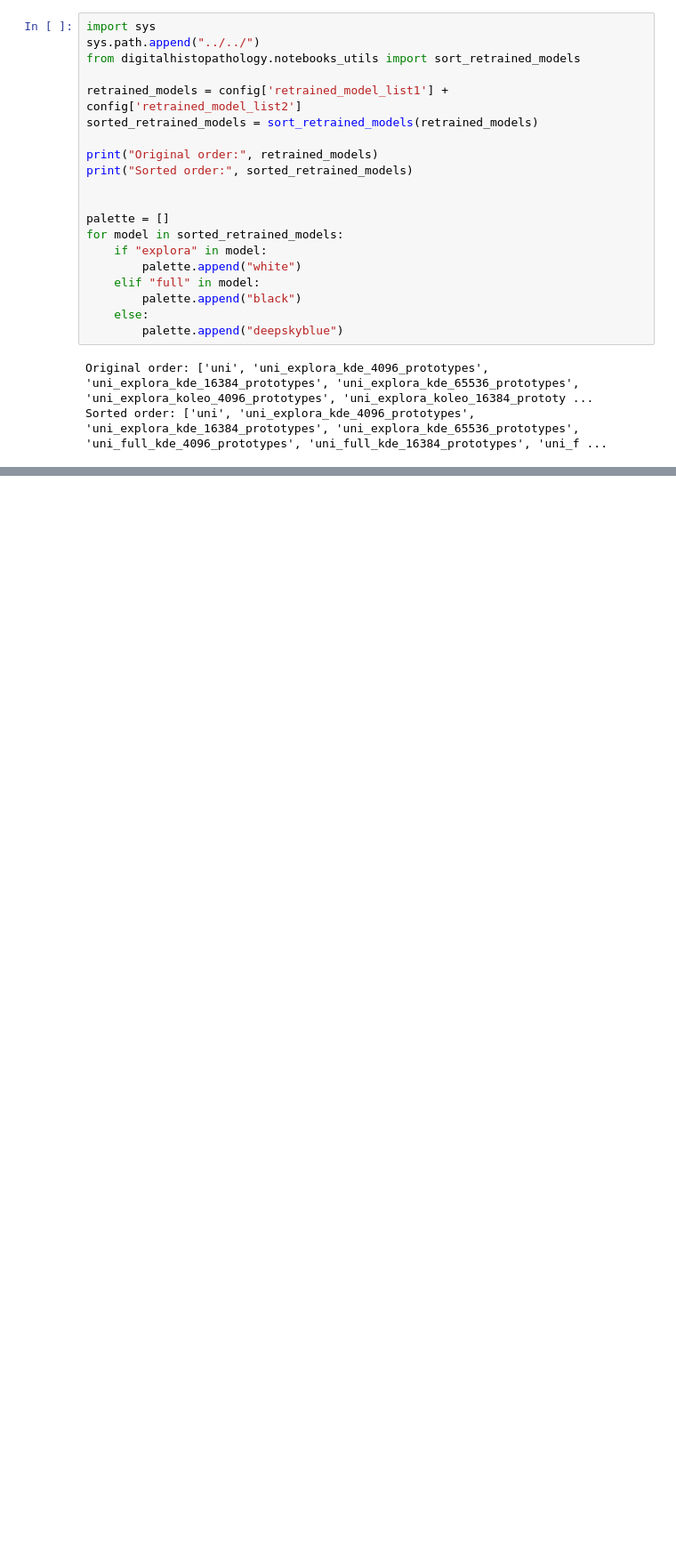
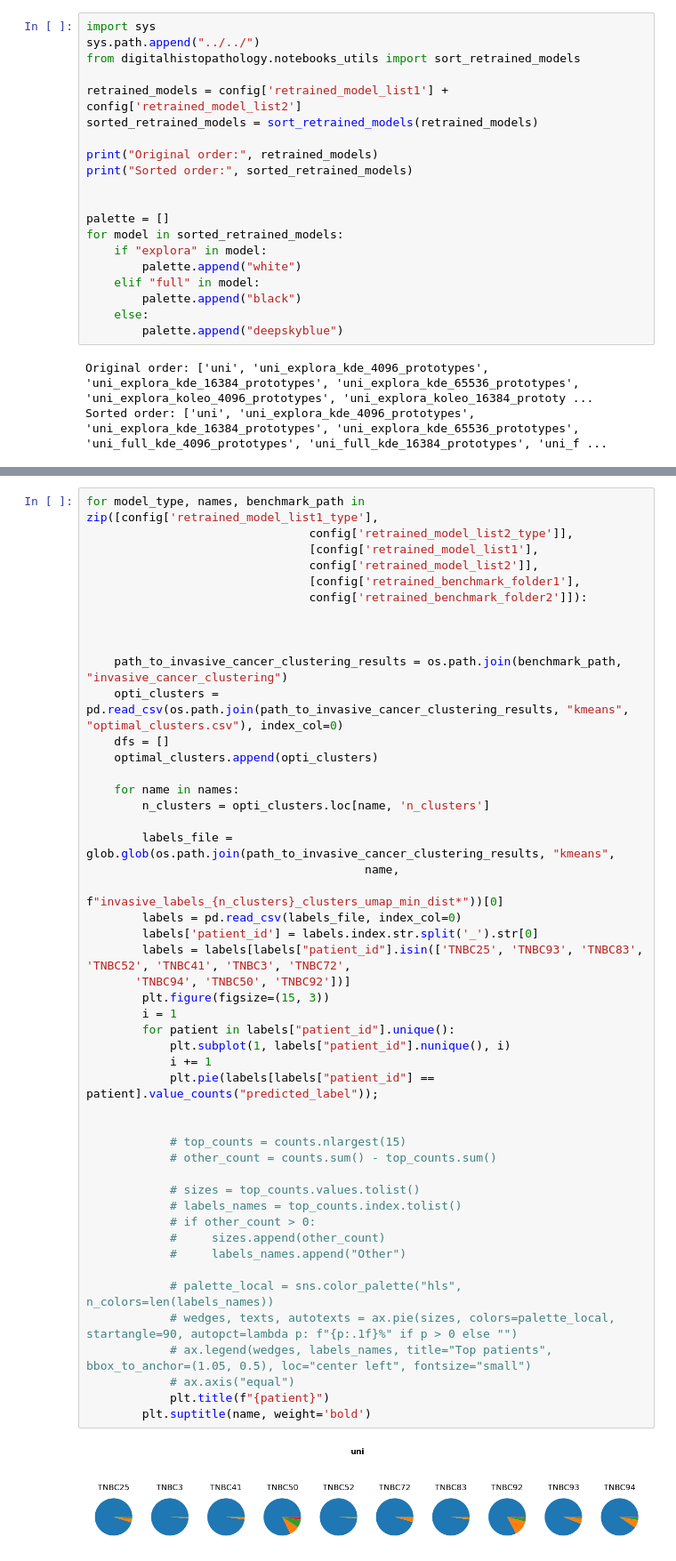
Before and after one commit to AI-for-RNA-Biology/TumorArchetype_FM, a Jupyter notebook: notebooks/TNBC/6_Invasive_clusters_molecular_wassertein.ipynb, the cells around one changed output, grey strips where cells are left out. Shown at 89% size. Cells and saved outputs as stored; diff of their text form; blank space fills up the shorter version.

```diff
--- a/notebooks/TNBC/6_Invasive_clusters_molecular_wassertein.ipynb
+++ b/notebooks/TNBC/6_Invasive_clusters_molecular_wassertein.ipynb
@@ -442,0 +551,50 @@ plt.savefig(os.path.join(config['figures_folder'], "Figure4", f"quantized_wasser
+# %%
+for model_type, names, benchmark_path in zip([config['retrained_model_list1_type'],
+                                config['retrained_model_list2_type']],
+                                [config['retrained_model_list1'],
+                                config['retrained_model_list2']],
+                                [config['retrained_benchmark_folder1'],
+                                config['retrained_benchmark_folder2']]):
+
+
+
+    path_to_invasive_cancer_clustering_results = os.path.join(benchmark_path, "invasive_cancer_clustering")
+    opti_clusters = pd.read_csv(os.path.join(path_to_invasive_cancer_clustering_results, "kmeans", "optimal_clusters.csv"), index_col=0)
+    dfs = []
+    optimal_clusters.append(opti_clusters)
+
+    for name in names:
+        n_clusters = opti_clusters.loc[name, 'n_clusters']
+
+        labels_file = glob.glob(os.path.join(path_to_invasive_cancer_clustering_results, "kmeans",
+                                        name,
+                                        f"invasive_labels_{n_clusters}_clusters_umap_min_dist*"))[0]
+        labels = pd.read_csv(labels_file, index_col=0)
+        labels['patient_id'] = labels.index.str.split('_').str[0]
+        labels = labels[labels["patient_id"].isin(['TNBC25', 'TNBC93', 'TNBC83', 'TNBC52', 'TNBC41', 'TNBC3', 'TNBC72',
+       'TNBC94', 'TNBC50', 'TNBC92'])]
+        plt.figure(figsize=(15, 3))
+        i = 1
+        for patient in labels["patient_id"].unique():
+            plt.subplot(1, labels["patient_id"].nunique(), i)
+            i += 1
+            plt.pie(labels[labels["patient_id"] == patient].value_counts("predicted_label"));
+
+
+            # top_counts = counts.nlargest(15)
+            # other_count = counts.sum() - top_counts.sum()
+
+            # sizes = top_counts.values.tolist()
+            # labels_names = top_counts.index.tolist()
+            # if other_count > 0:
+            #     sizes.append(other_count)
+            #     labels_names.append("Other")
+
+            # palette_local = sns.color_palette("hls", n_colors=len(labels_names))
+            # wedges, texts, autotexts = ax.pie(sizes, colors=palette_local, startangle=90, autopct=lambda p: f"{p:.1f}%" if p > 0 else "")
+            # ax.legend(wedges, labels_names, title="Top patients", bbox_to_anchor=(1.05, 0.5), loc="center left", fontsize="small")
+            # ax.axis("equal")
+            plt.title(f"{patient}")
+        plt.suptitle(name, weight='bold')
+# %% [output]
+[figure, added]
```
Also changed, not shown: parts of 16 cells of this notebook, 37 other files.
